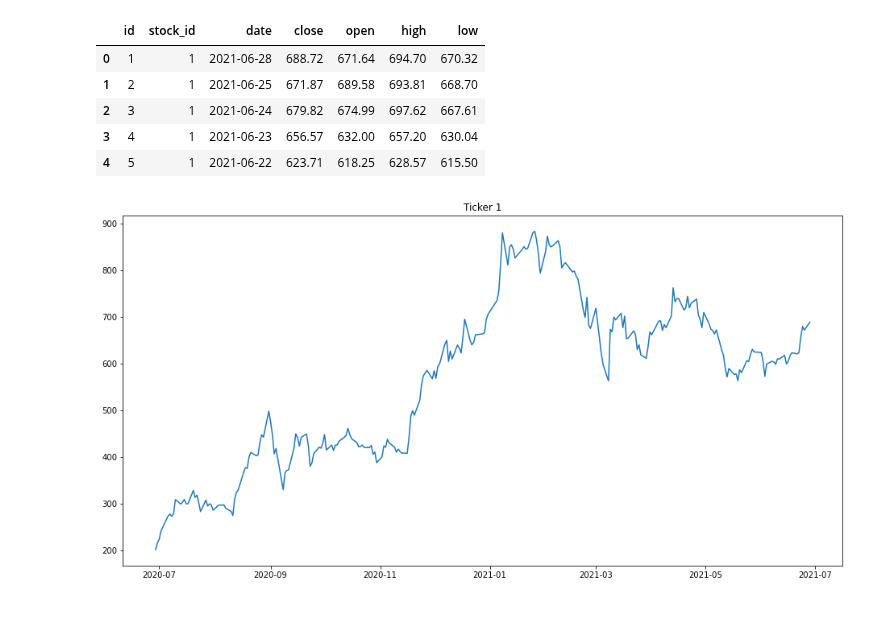
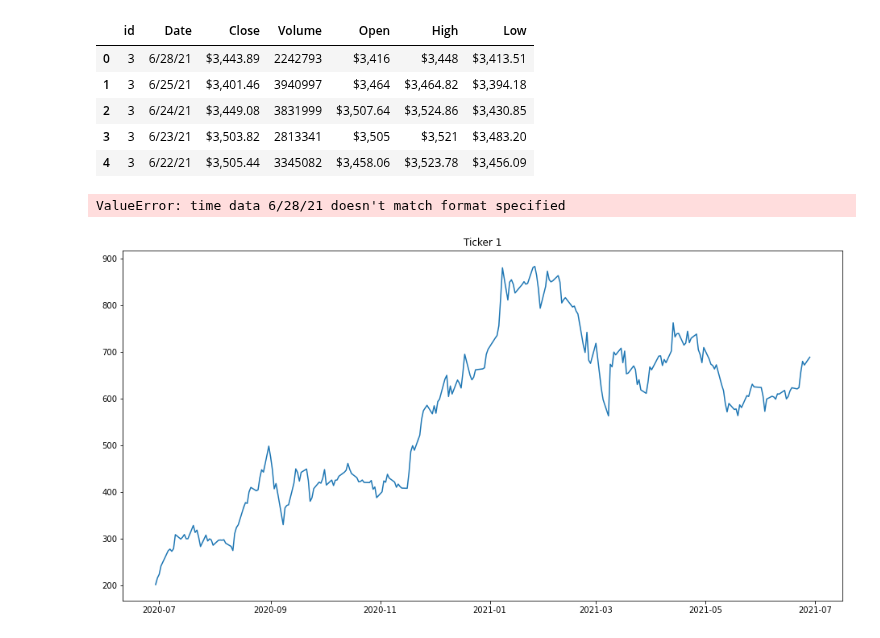
Before and after one commit to nicholeedet/Stock_predictor_ML, a Jupyter notebook: stock_prediction.ipynb, the cells around one changed output. Drawn from its saved outputs; the diff is of its cells as text; code cells hidden in the pictures.

```diff
--- a/stock_prediction.ipynb
+++ b/stock_prediction.ipynb
@@ -16,20 +16,25 @@ from keras.models import Sequential
 from keras.layers import LSTM,Dropout,Dense
 # %%
 #read csv
-df=pd.read_csv("Historical_Data/stock2.csv")
+df=pd.read_csv("Historical_Data/AMAZON.csv")
 df.head()
 # %% [output]
-|  | id | stock_id | date | close | open | high | low |
-| 0 | 1 | 1 | 2021-06-28 | 688.72 | 671.64 | 694.70 | 670.32 |
-| 1 | 2 | 1 | 2021-06-25 | 671.87 | 689.58 | 693.81 | 668.70 |
-| 2 | 3 | 1 | 2021-06-24 | 679.82 | 674.99 | 697.62 | 667.61 |
-| 3 | 4 | 1 | 2021-06-23 | 656.57 | 632.00 | 657.20 | 630.04 |
-| 4 | 5 | 1 | 2021-06-22 | 623.71 | 618.25 | 628.57 | 615.50 |
+|  | id | Date | Close | Volume | Open | High | Low |
+| 0 | 3 | 6/28/21 | $3,443.89 | 2242793 | $3,416 | $3,448 | $3,413.51 |
+| 1 | 3 | 6/25/21 | $3,401.46 | 3940997 | $3,464 | $3,464.82 | $3,394.18 |
+| 2 | 3 | 6/24/21 | $3,449.08 | 3831999 | $3,507.64 | $3,524.86 | $3,430.85 |
+| 3 | 3 | 6/23/21 | $3,503.82 | 2813341 | $3,505 | $3,521 | $3,483.20 |
+| 4 | 3 | 6/22/21 | $3,505.44 | 3345082 | $3,458.06 | $3,523.78 | $3,456.09 |
 # %%
 #Indexing date
 
-df["date"]=pd.to_datetime(df.date,format="%Y-%m-%d")
-df.index=df['date']
+df["Date"]=pd.to_datetime(df.Date,format="%Y-%m-%d")
+df.index=df['Date']
+
+plt.figure(figsize=(16,8))
+plt.plot(df["Close"],label='Close Price history')
+# %% [output]
+ValueError: time data 6/28/21 doesn't match format specified
 # %%
 #For loop plotting Closing Prices
 for tick in range(1,11):
```
Also changed, not shown: 10 other files.
